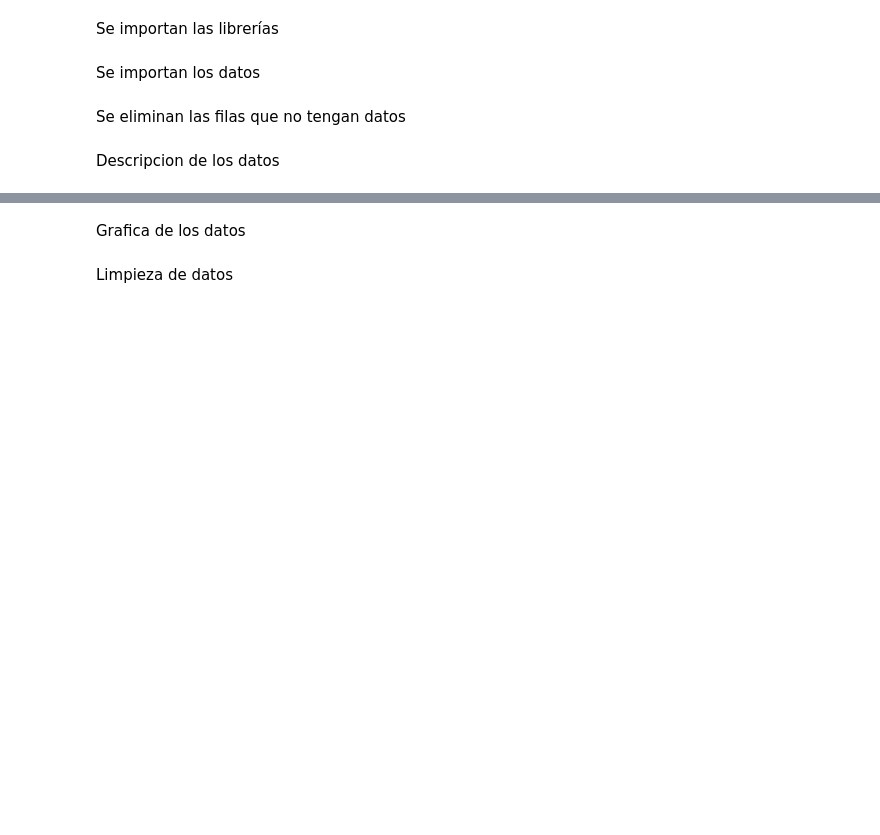
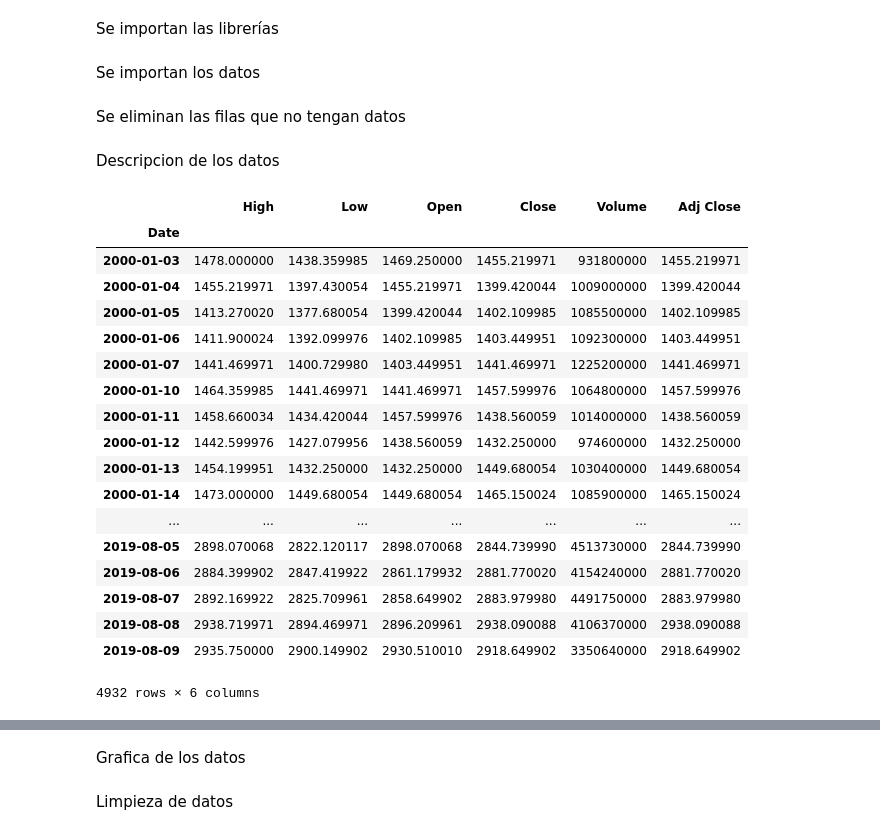
Before and after one commit to andresqb198/StockMarket, a Jupyter notebook: ProjectModelos.ipynb, the cells around one changed output, grey strips where cells are left out. Saved outputs shown, nothing was run; the diff lists cells and outputs as text; code cells hidden in the pictures; blank space fills up the shorter version.

```diff
--- a/ProjectModelos.ipynb
+++ b/ProjectModelos.ipynb
@@ -51,0 +51,22 @@ print(nasdaq.describe)
+# %%
+s_and_p_500
+# %% [output]
+|  | High | Low | Open | Close | Volume | Adj Close |
+| Date |  |  |  |  |  |  |
+| 2000-01-03 | 1478.000000 | 1438.359985 | 1469.250000 | 1455.219971 | 931800000 | 1455.219971 |
+| 2000-01-04 | 1455.219971 | 1397.430054 | 1455.219971 | 1399.420044 | 1009000000 | 1399.420044 |
+| 2000-01-05 | 1413.270020 | 1377.680054 | 1399.420044 | 1402.109985 | 1085500000 | 1402.109985 |
+| 2000-01-06 | 1411.900024 | 1392.099976 | 1402.109985 | 1403.449951 | 1092300000 | 1403.449951 |
+| 2000-01-07 | 1441.469971 | 1400.729980 | 1403.449951 | 1441.469971 | 1225200000 | 1441.469971 |
+| 2000-01-10 | 1464.359985 | 1441.469971 | 1441.469971 | 1457.599976 | 1064800000 | 1457.599976 |
+| 2000-01-11 | 1458.660034 | 1434.420044 | 1457.599976 | 1438.560059 | 1014000000 | 1438.560059 |
+| 2000-01-12 | 1442.599976 | 1427.079956 | 1438.560059 | 1432.250000 | 974600000 | 1432.250000 |
+| 2000-01-13 | 1454.199951 | 1432.250000 | 1432.250000 | 1449.680054 | 1030400000 | 1449.680054 |
+| 2000-01-14 | 1473.000000 | 1449.680054 | 1449.680054 | 1465.150024 | 1085900000 | 1465.150024 |
+| ... | ... | ... | ... | ... | ... | ... |
+| 2019-08-05 | 2898.070068 | 2822.120117 | 2898.070068 | 2844.739990 | 4513730000 | 2844.739990 |
+| 2019-08-06 | 2884.399902 | 2847.419922 | 2861.179932 | 2881.770020 | 4154240000 | 2881.770020 |
+| 2019-08-07 | 2892.169922 | 2825.709961 | 2858.649902 | 2883.979980 | 4491750000 | 2883.979980 |
+| 2019-08-08 | 2938.719971 | 2894.469971 | 2896.209961 | 2938.090088 | 4106370000 | 2938.090088 |
+| 2019-08-09 | 2935.750000 | 2900.149902 | 2930.510010 | 2918.649902 | 3350640000 | 2918.649902 |
+4932 rows × 6 columns
```
Also changed, not shown: parts of 20 cells of this notebook.
